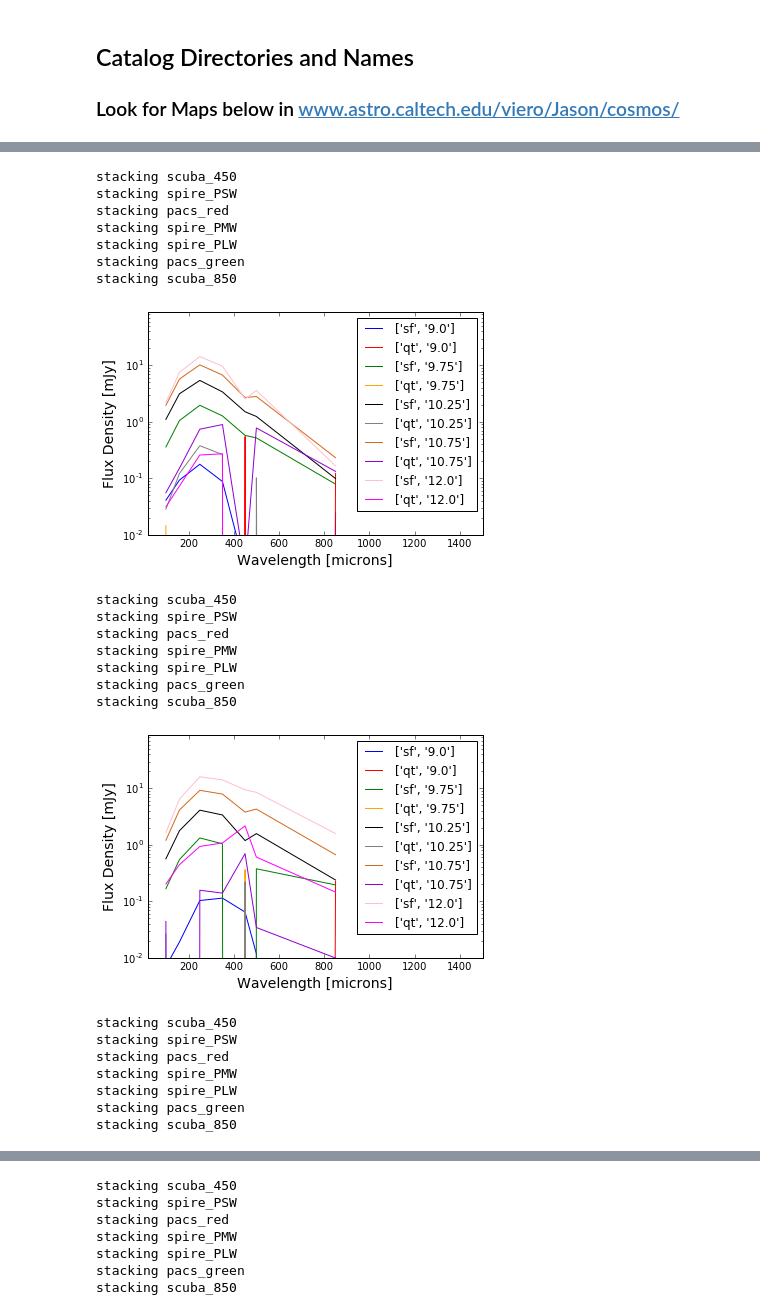
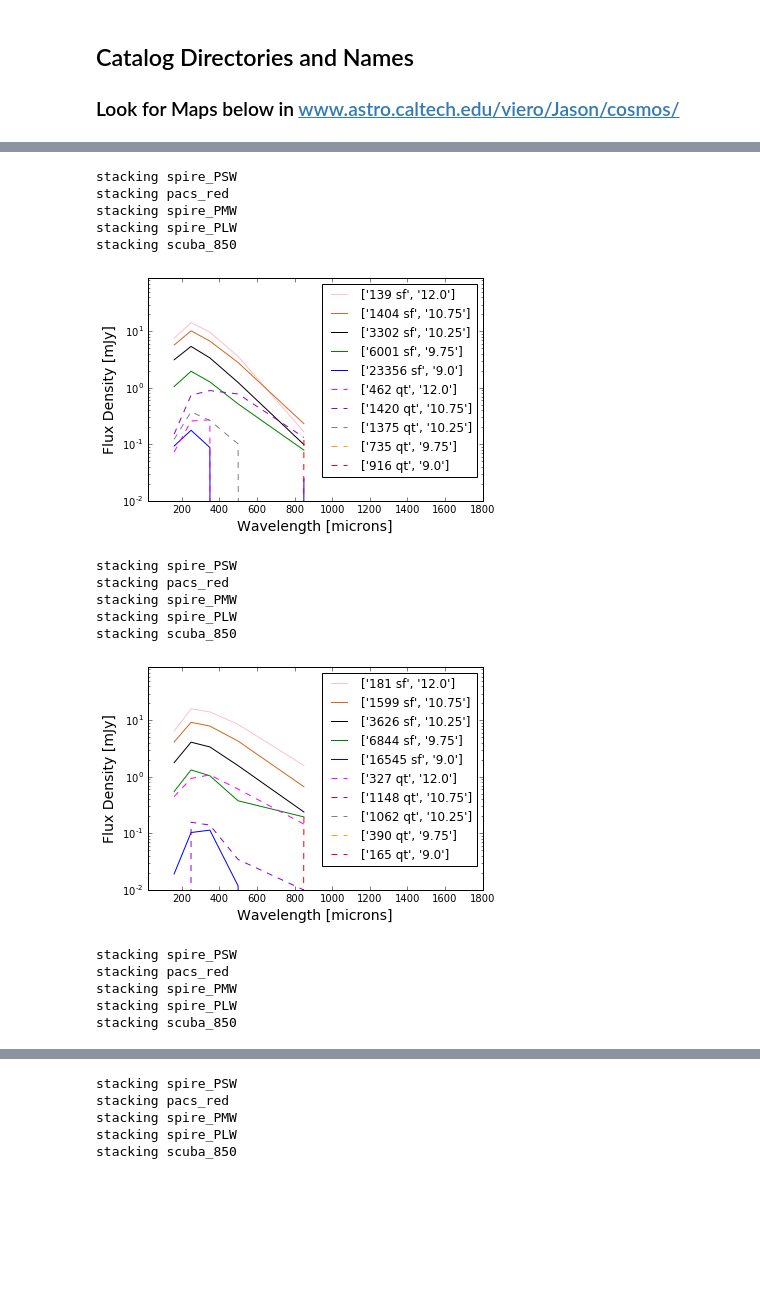
Before and after one commit to marcoviero/simstack, a Jupyter notebook: notebooks/simstack_with_libraries_example.ipynb, the cells around one changed output, grey strips where cells are left out. Cells and saved outputs as stored; diff of their text form; code cells hidden in the pictures; blank space fills up the shorter version.

```diff
--- a/notebooks/simstack_with_libraries_example.ipynb
+++ b/notebooks/simstack_with_libraries_example.ipynb
@@ -30,7 +40,7 @@ popcolor=['blue','red','green','orange','black','grey','chocolate','darkviolet',
 #Define Redshift Bins
 z_lo = np.array([0.0,0.5,1.0,1.5,2.0,2.5,3.0,3.5])
 z_hi = np.array([0.5,1.0,1.5,2.0,2.5,3.0,3.5,4.0])
-z_nodes = np.array([0.5,1.0,1.5,2.0,2.5,3.0,3.5,4.0])
+z_nodes = np.array([0.0,0.5,1.0,1.5,2.0,2.5,3.0,3.5,4.0])
 z_mid = (z_nodes[:-1] + z_nodes[1:])/2
 nz = len(z_nodes) - 1
 # %%
@@ -43,7 +53,7 @@ nm = len(m_nodes) - 1
 # %%
 #Decide which Maps to include
 wv0 = np.array([1,1,1,1,1,1,1,1,1]) # This includes all maps
-wv0 = np.array([0,1,1,1,1,1,1,1,0]) # This one only includes the first, third, fifth, and sixth
+wv0 = np.array([0,0,1,1,1,0,1,1,0]) # This one only includes the first, third, fifth, and sixth
 indstack = np.where(wv0 == 1)
 # %% [markdown]
 # Need to Edit next panel for your own use
@@ -66,6 +76,7 @@ dir_spire_maps = '/Users/marco/Code/Python/Modules/simstack/data/cutouts/'
 dir_pacs_maps = '/Users/marco/Code/Python/Modules/simstack/data/cutouts/'
 dir_scuba_maps = '/Users/marco/Code/Python/Modules/simstack/data/cutouts/'
 dir_aztec_maps = '/Users/marco/Code/Python/Modules/simstack/data/cutouts/'
+dir_aztec_maps = '/data/maps_cats_models/maps/aztec/cosmos/'
 
 ## Dictionary Names
 library_keys =['mips24'
@@ -97,7 +108,7 @@ maps = [dir_spitzer_maps+'mips_24_GO3_sci_10.cutout.fits'
         ,dir_scuba_maps+'map450_new_header.cutout.fits'
         ,dir_spire_maps+'cosmos-uvista-hipe12_itermap_10_iterations_'+pixsize_suffix+'_PLW.signal.cutout.fits'
         ,dir_scuba_maps+'map850_new_header.cutout.fits'
-        ,dir_aztec_maps+'cosmos_jcmt_kscott20100925_map.cutout.fits'
+        ,dir_aztec_maps+'cosmos_jcmt_kscott20100925_new_header_map.cutout.fits'
        ]
 noises = [dir_spitzer_maps+'mips_24_GO3_unc_10.cutout.fits'
         ,dir_pacs_maps+'pep_COSMOS_green_Map.DR1.err.cutout.fits'
@@ -107,7 +118,7 @@ noises = [dir_spitzer_maps+'mips_24_GO3_unc_10.cutout.fits'
         ,dir_scuba_maps+'map450_new_header_rms.cutout.fits'
         ,dir_spire_maps+'cosmos-uvista-hipe12_itermap_10_iterations_'+pixsize_suffix+'_PLW.noise.cutout.fits'
         ,dir_scuba_maps+'map850_new_header_rms.cutout.fits'
-        ,dir_aztec_maps+'cosmos_jcmt_kscott20100925_noise.cutout.fits'
+        ,dir_aztec_maps+'cosmos_jcmt_kscott20100925_new_header_map.cutout.fits'
        ]
 # %% [markdown]
 # Reading Maps into Objects, and Objects into Dictionaries
@@ -146,0 +160,3 @@ uVista.separate_sf_qt()
+# %%
+radec_m_z_p = uVista.subset_positions(uVista.id_z_ms)
+radec_m_z_p.keys()
@@ -162,52 +196,49 @@ for iz in range(nz):
         sky_library_gaussians,
         radec_m_z_p)
 
     #pdb.set_trace()
     args = radec_m_z_p.keys()
     for iwv in range(nwv):
         stacked_fluxes_wv = stacked_fluxes_psfs[str(wavelength[indstack[0][iwv]])]
         for j in range(nm):
             for k in range(npop):
                 arg = 'z_'+str(zn[0])+'-'+str(zn[1])+'__m_'+str(m_nodes[j])+'-'+str(m_nodes[j+1])+'_'+pop[k]
                 all_stacked_fluxes_psfs[iwv,iz,j,k] = stacked_fluxes_wv[arg.replace('.','p').replace('-','_')].value
 
     #pdb.set_trace()
     #PLOT
     plt.figure()
     plt.ylim([-1e-1,3e0])
     plt.ylim([1e-2,9e1])
     plt.xlim([20,510])
-    plt.xlim([20,1500])
+    plt.xlim([20,1800])
     plt.yscale('log')
     plt.ylabel('Flux Density [mJy]',fontsize=14)
     plt.xlabel('Wavelength [microns]',fontsize=14)
-    for j in range(nm):
-        for k in range(npop):
-            plt.plot(np.array(wavelength)[indstack],1e3*all_stacked_fluxes_psfs[:,iz,j,k],color=popcolor[npop*j+k],label=[pop[k],str(m_mid[j])])
+    ln=['','--']
+    for k in range(npop):
+        for j in range(nm)[::-1]:
+            arg = 'z_'+str(round(zn[0],3))+'-'+str(round(zn[1],3))+'__m_'+str(round(m_nodes[j],3))+'-'+str(round(m_nodes[j+1],3))+'_'+pop[k]
+            ng = len(radec_m_z_p[arg.replace('.','p').replace('-','_')][0])
+            plt.plot(np.array(wavelength)[indstack],1e3*all_stacked_fluxes_psfs[:,iz,j,k],ln[k],color=popcolor[npop*j+k],label=[str(ng)+' '+pop[k],str(m_mid[j])])
             plt.legend()
     plt.show()
     #pdb.set_trace()
 # %% [output]
-stacking scuba_450
 stacking spire_PSW
 stacking pacs_red
 stacking spire_PMW
 stacking spire_PLW
-stacking pacs_green
 stacking scuba_850
-[figure, old version]
+[figure, new version]
-stacking scuba_450
 stacking spire_PSW
 stacking pacs_red
 stacking spire_PMW
 stacking spire_PLW
-stacking pacs_green
 stacking scuba_850
-[figure, old version]
+[figure, new version]
-stacking scuba_450
 stacking spire_PSW
 stacking pacs_red
 stacking spire_PMW
 stacking spire_PLW
-stacking pacs_green
 stacking scuba_850
@@ -215,7 +246,5 @@ stacking scuba_850
-stacking scuba_450
 stacking spire_PSW
 stacking pacs_red
 stacking spire_PMW
 stacking spire_PLW
-stacking pacs_green
 stacking scuba_850
```
Also changed, not shown: parts of 8 cells of this notebook, 6 other files.
